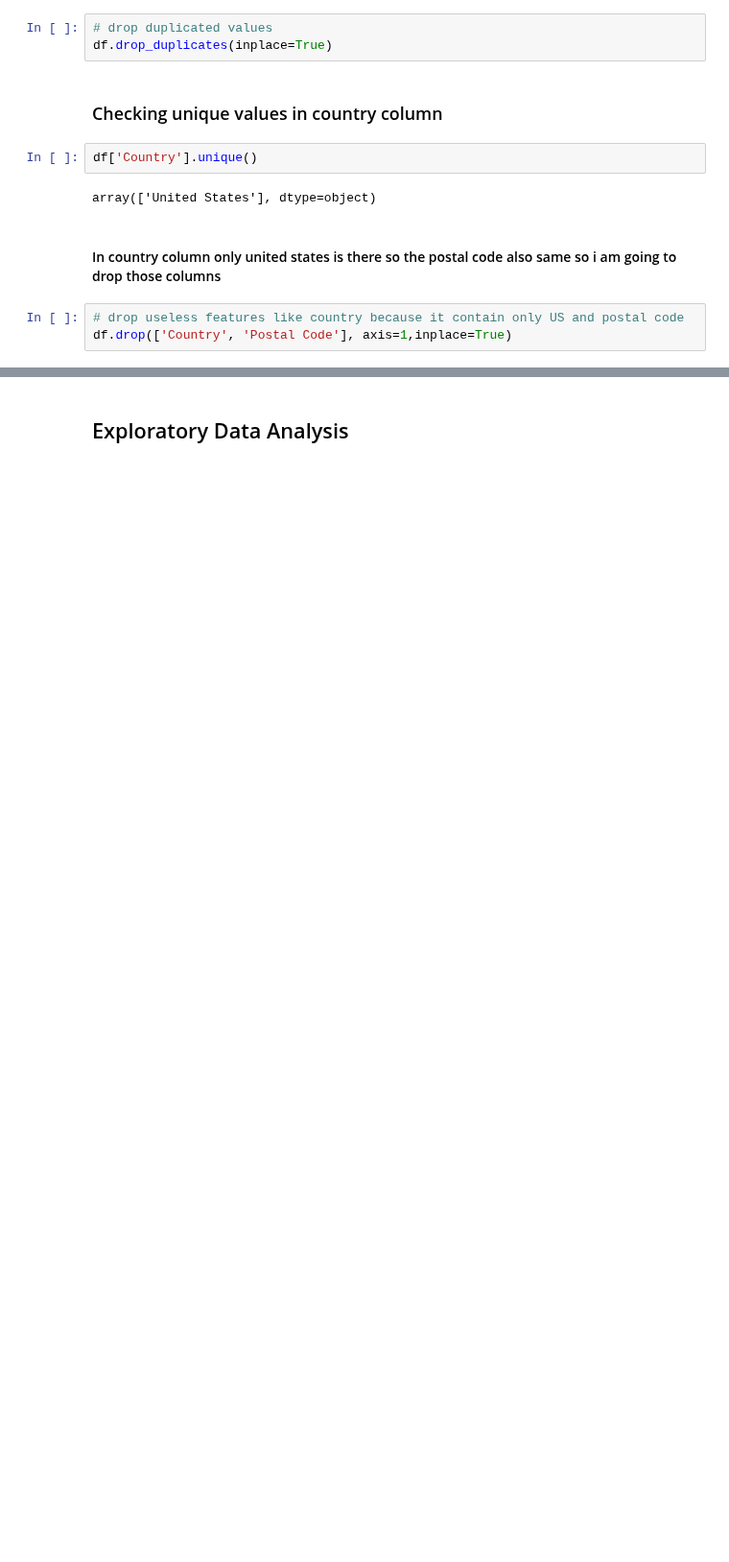
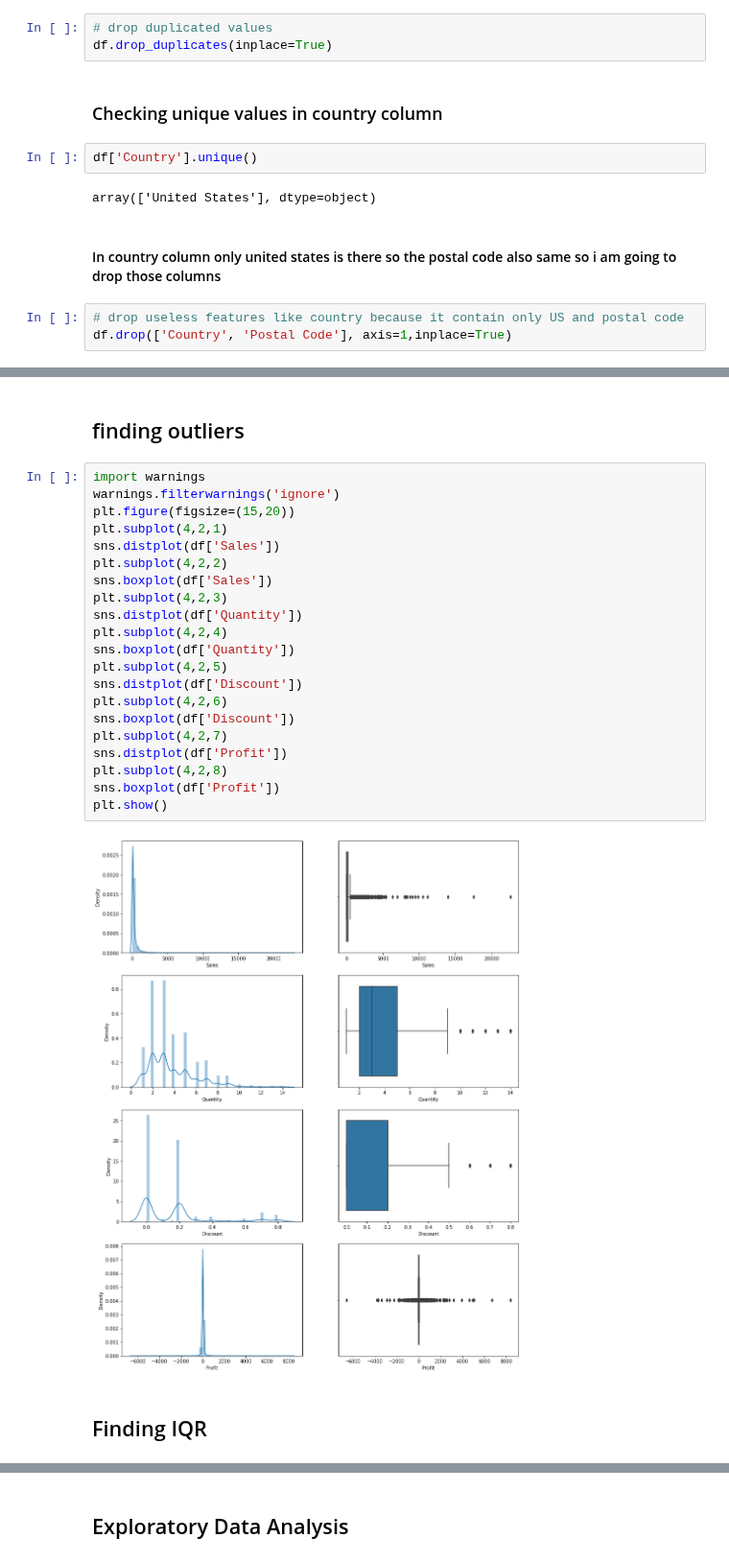
Before and after one commit to rakeshgem/Sample_super_store, a Jupyter notebook: Sample_super_store.ipynb, the cells around one changed output, grey strips where cells are left out. Shown at 96% size. Saved outputs shown, nothing was run; the diff lists cells and outputs as text; blank space fills up the shorter version.

```diff
--- a/Sample_super_store.ipynb
+++ b/Sample_super_store.ipynb
@@ -100,3 +133,30 @@ df.head()
 | 2 | Second Class | Corporate | Los Angeles | California | West | Office Supplies | Labels | 14.6200 | 2 | 0.00 | ... |
 | 3 | Standard Class | Consumer | Fort Lauderdale | Florida | South | Furniture | Tables | 957.5775 | 5 | 0.45 | ... |
 | 4 | Standard Class | Consumer | Fort Lauderdale | Florida | South | Office Supplies | Storage | 22.3680 | 2 | 0.20 | ... |
+# %% [markdown]
+## finding outliers
+# %%
+import warnings
+warnings.filterwarnings('ignore')
+plt.figure(figsize=(15,20))
+plt.subplot(4,2,1)
+sns.distplot(df['Sales'])
+plt.subplot(4,2,2)
+sns.boxplot(df['Sales'])
+plt.subplot(4,2,3)
+sns.distplot(df['Quantity'])
+plt.subplot(4,2,4)
+sns.boxplot(df['Quantity'])
+plt.subplot(4,2,5)
+sns.distplot(df['Discount'])
+plt.subplot(4,2,6)
+sns.boxplot(df['Discount'])
+plt.subplot(4,2,7)
+sns.distplot(df['Profit'])
+plt.subplot(4,2,8)
+sns.boxplot(df['Profit'])
+plt.show()
+# %% [output]
+[figure, added]
+# %% [markdown]
+## Finding IQR
```
Also changed, not shown: parts of 24 cells of this notebook.
